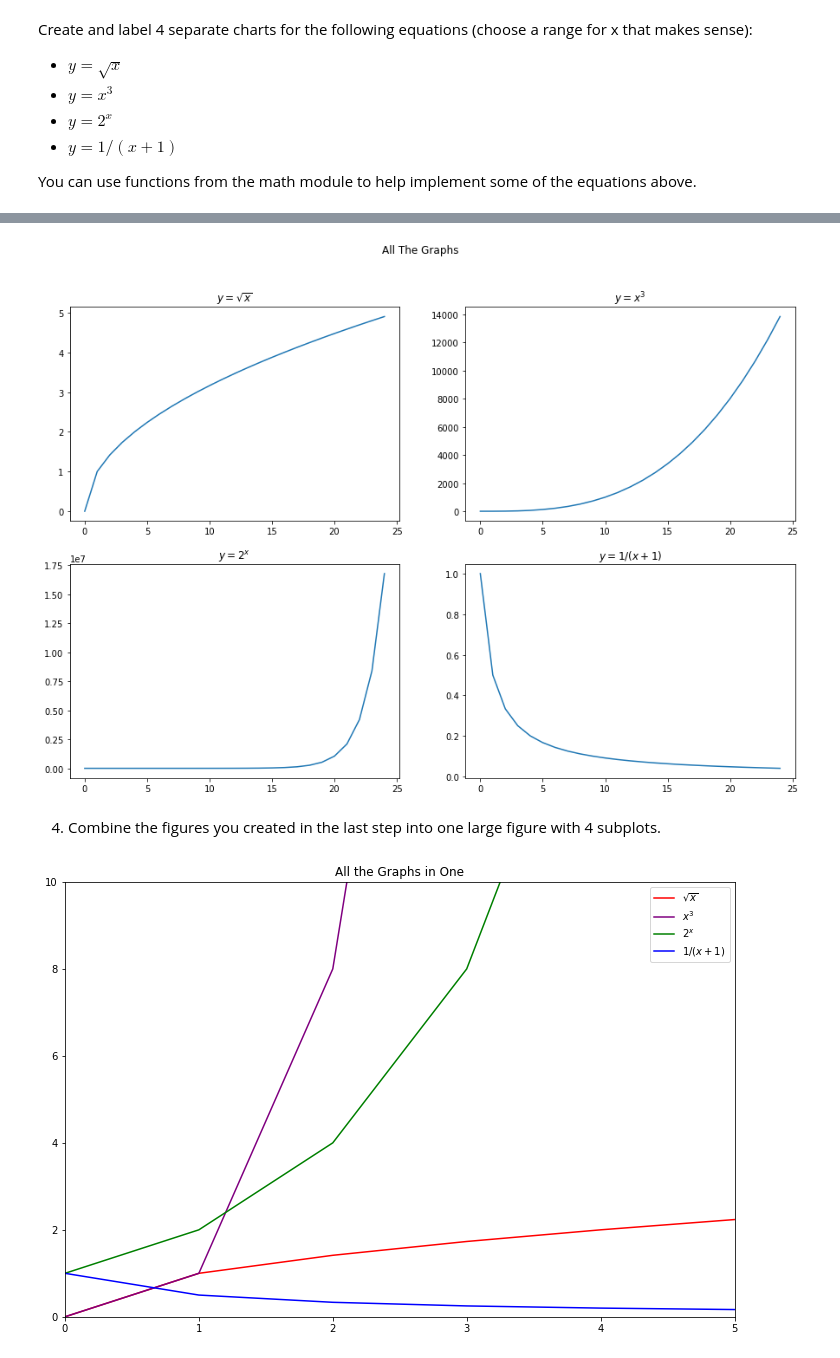
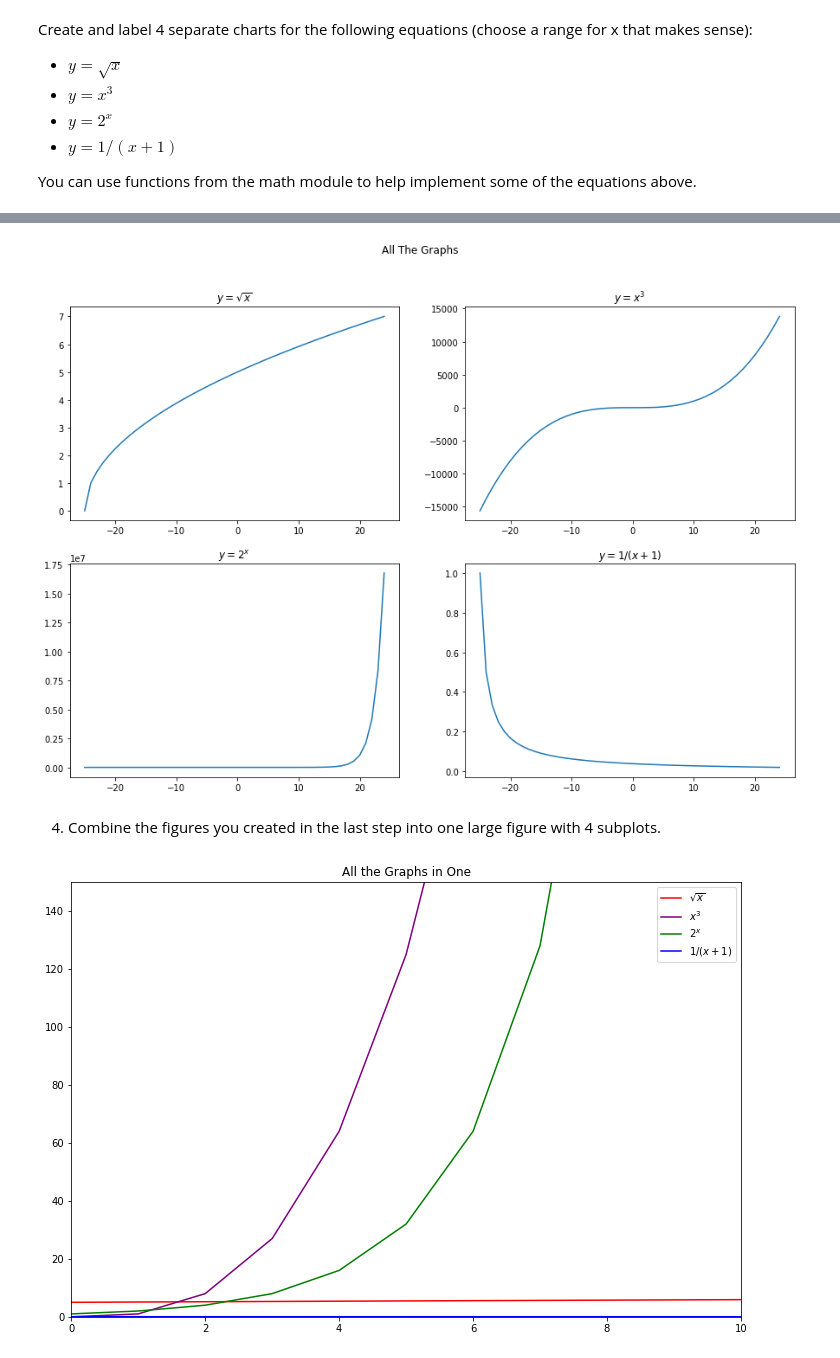
Before and after one commit to HeatherOrtegaMcMillan/numpy-pandas-visualization-exercises, a Jupyter notebook: matplotlib_exercises.ipynb, the cells around one changed output, grey strips where cells are left out. Drawn from its saved outputs; the diff is of its cells as text; code cells hidden in the pictures.

```diff
--- a/matplotlib_exercises.ipynb
+++ b/matplotlib_exercises.ipynb
@@ -12,7 +12,7 @@ import matplotlib.pyplot as plt
 import math
 # %%
 # create range for x
-x = list(range(25))
+x = list(range(-25, 25))
 
 # set y = to list of values in relation to x using list comprehension
 # this basically takes every value in x and plugs it into my formula and puts it in the list
@@ -20,7 +20,8 @@ y = [(n ** 2 - n + 2) for n in x]
 
 # add annotation for the origin
 #       vvvv this changes location of actual annotation
-plt.text(-1, 5, '(0, 0)', fontsize=10, color='red')
+plt.text(-1, 150, '(0, 0)', fontsize=10, color='red')
+plt.annotate('Origin', xy = (0,0), xytext = (0, 100), arrowprops = {})
 
 #plot the thing! I did it!
 plt.plot(x, y)
@@ -37,11 +38,11 @@ Create and label 4 separate charts for the following equations (choose a range f
 
 You can use functions from the math module to help implement some of the equations above.
 # %%
-
-y1 = [math.sqrt(n) for n in x]
+x1 = list(range(50))
+y1 = [math.sqrt(n) for n in x1]
 plt.title('$y = \sqrt{x}$')
 
 
-plt.plot(x, y1)
+plt.plot(x1, y1)
 # %% [output]
 [<matplotlib.lines.Line2D at 0x...>]
@@ -67,6 +68,6 @@ plt.plot(x,y3)
 # %%
 
-y4 = [1/(n + 1) for n in x]
+y4 = [1/(n + 1) for n in x1]
 plt.title('$y = 1/(x+1)$')
 
 plt.plot(x,y4)
@@ -94,22 +95,22 @@ plt.plot (x, y4)
 plt.suptitle('All The Graphs')
 plt.show()
 # %% [output]
-[figure, old version]
+[figure, new version]
 # %% [markdown]
 4. Combine the figures you created in the last step into one large figure with 4 subplots.
 # %%
 plt.figure(figsize = (12,8))
 plt.plot(x, y1, c = 'red', label = '$\sqrt{x}$')
 plt.plot(x, y2, c = 'purple', label = '$x^3$')
 plt.plot(x, y3, c = 'green', label = '$2^x$')
 plt.plot(x, y4, c = 'blue', label = '$1/(x+1)$')
 
 plt.legend(loc='upper right')
 plt.title('All the Graphs in One')
 
 
-plt.xlim([0,5])
-plt.ylim([0,10])
+plt.xlim([0,10])
+plt.ylim([0,150])
 plt.show()
 # %% [output]
-[figure, old version]
+[figure, new version]
```
Also changed, not shown: parts of 5 cells of this notebook, 1 other file.
